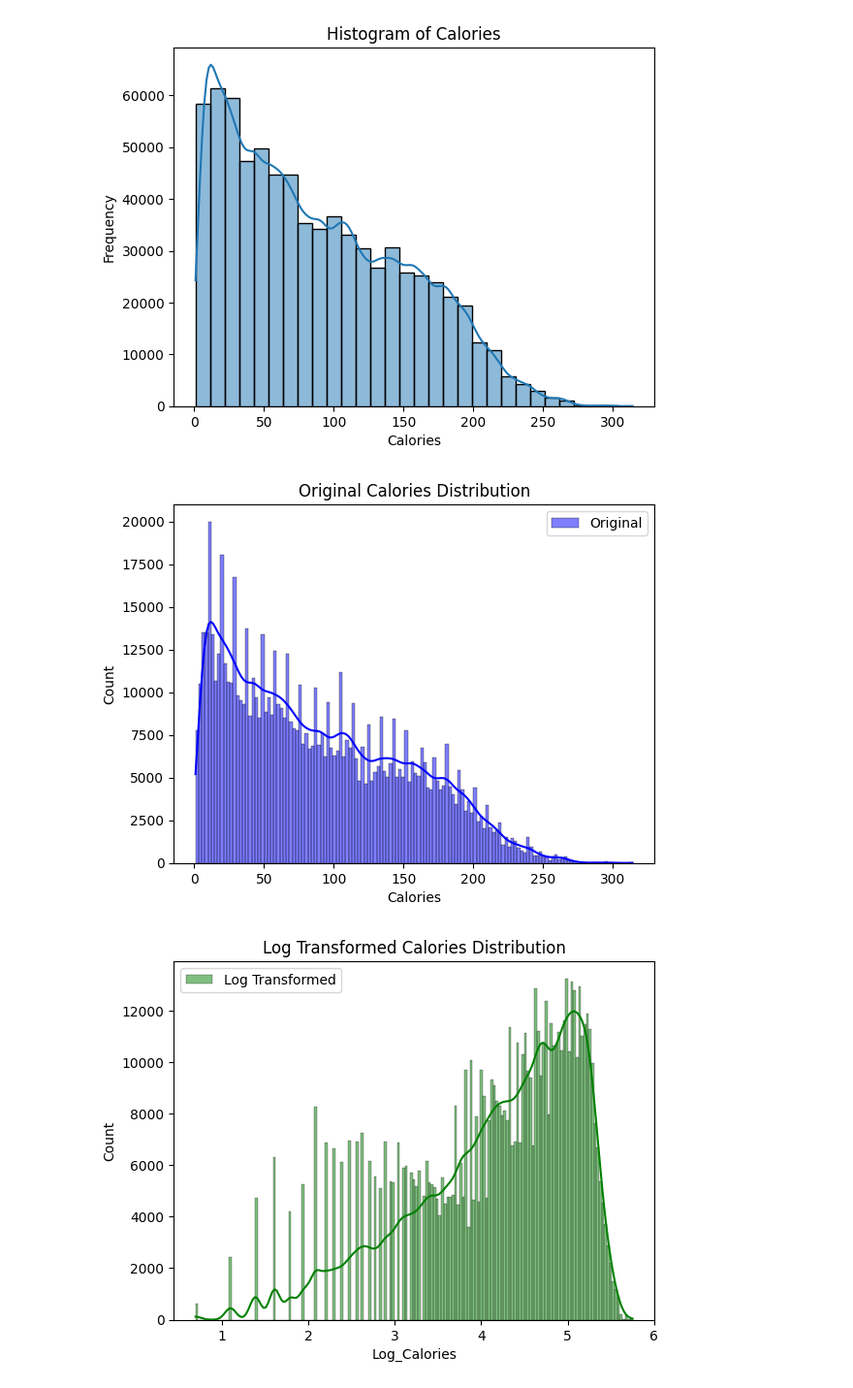
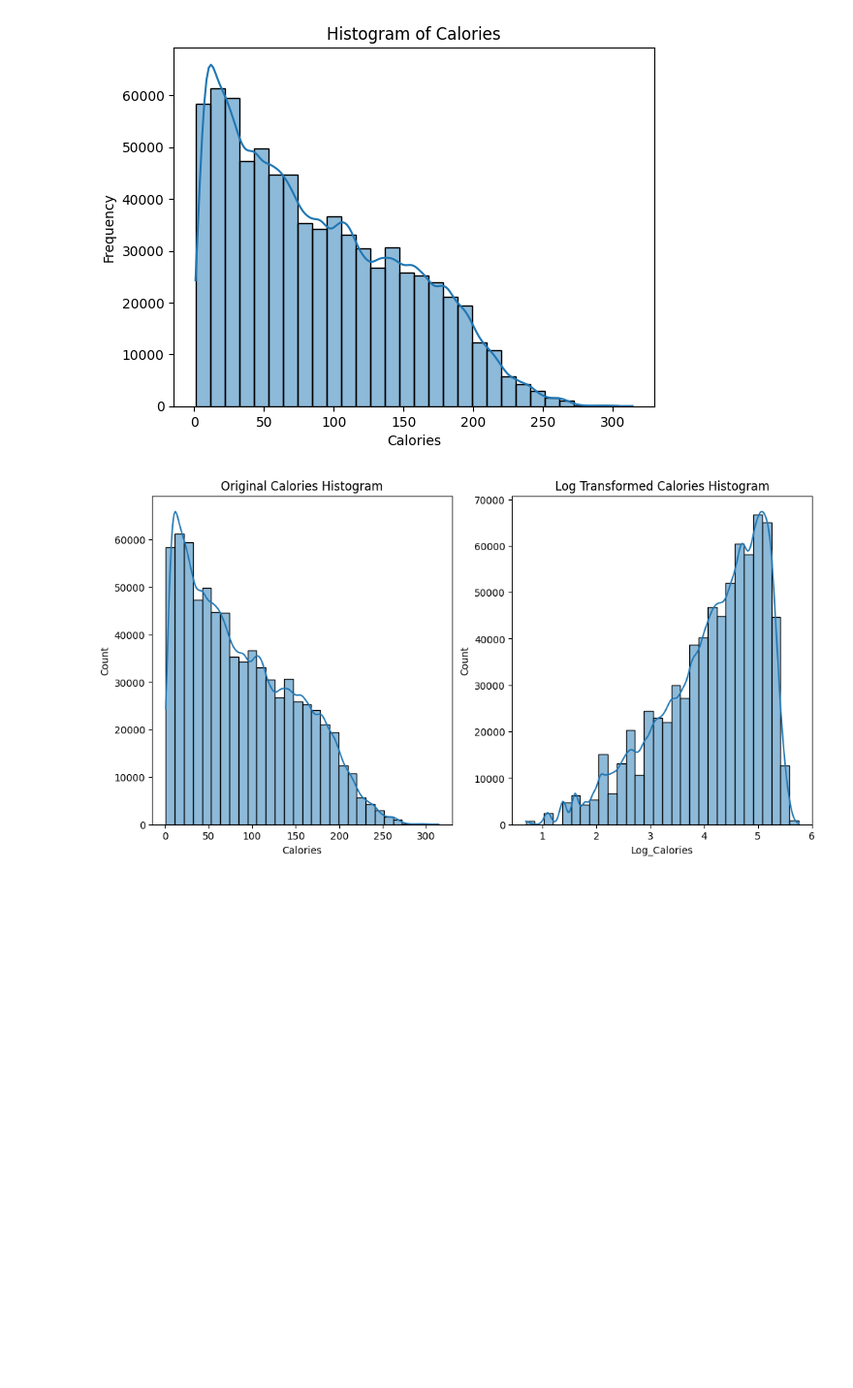
Before and after one commit to Daven88/Projects-David-Northey, a Jupyter notebook: predict-calorie-expenditure-dn-20250510.ipynb, the cells around one changed output. Shown: that part at 97% size. Drawn from its saved outputs; the diff is of its cells as text; code cells hidden in the pictures; blank space fills up the shorter version.

Commit message:
Kaggle Notebook | Predict Calorie Expenditure DN 20250510 | Version 2

```diff
--- a/predict-calorie-expenditure-dn-20250510.ipynb
+++ b/predict-calorie-expenditure-dn-20250510.ipynb
@@ -164,27 +164,18 @@ plt.show()
 # %%
 ## There is quite a high positive skew present here. Because of this I will look to take the log to transform the data.
 
 train_df['Log_Calories'] = np.log1p(train_df['Calories'])
-train_df['Sqrt_Calories'] = np.sqrt(train_df['Calories'])
 
 # Plot the original and transformed histograms for Calories
-# Original Histogram
-sns.histplot(train_df['Calories'], kde=True, color='blue', label='Original')
-plt.legend()
-plt.title('Original Calories Distribution')
+plt.figure(figsize=(12, 6))
+plt.subplot(1, 2, 1)
+sns.histplot(train_df['Calories'], kde=True, bins=30)
+plt.title('Original Calories Histogram')
+
+plt.subplot(1, 2, 2)
+sns.histplot(train_df['Log_Calories'], kde=True, bins=30)
+plt.title('Log Transformed Calories Histogram')
+
 plt.show()
-
-# Log Transformation Histogram
-sns.histplot(train_df['Log_Calories'], kde=True, color='green', label='Log Transformed')
-plt.legend()
-plt.title('Log Transformed Calories Distribution')
-plt.show()
-
-# Square Root Transformation Histogram
-sns.histplot(train_df['Sqrt_Calories'], kde=True, color='red', label='Square Root Transformed')
-plt.legend()
-plt.title('Square Root Transformed Calories Distribution')
-plt.show()
 # %% [output]
-[figure, old version]
+[figure, new version]
-[figure, removed]
```
Also changed, not shown: parts of 3 cells of this notebook.
